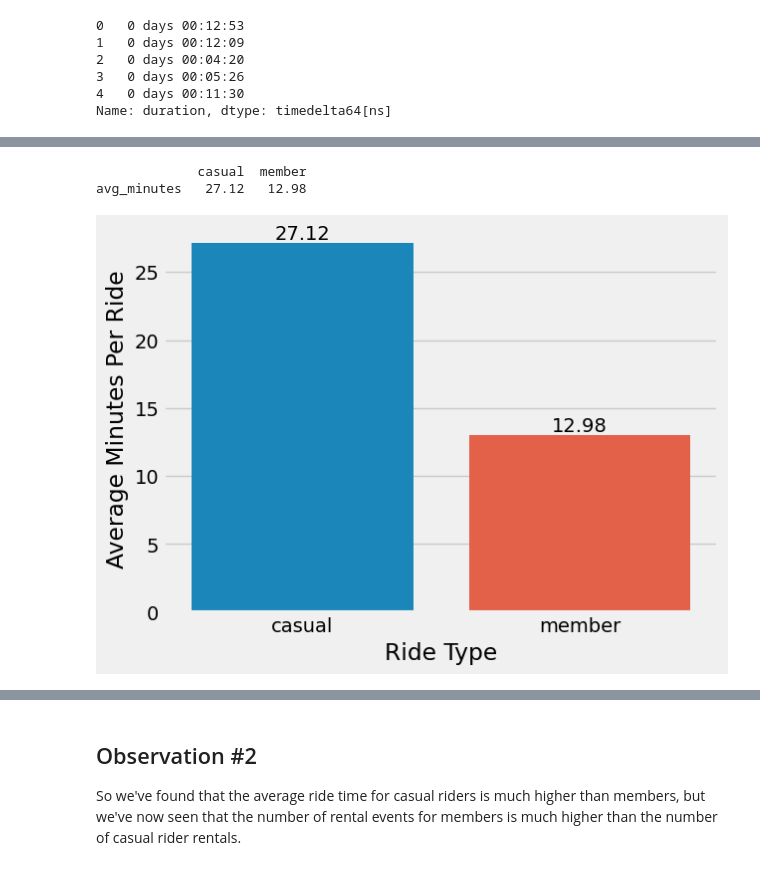
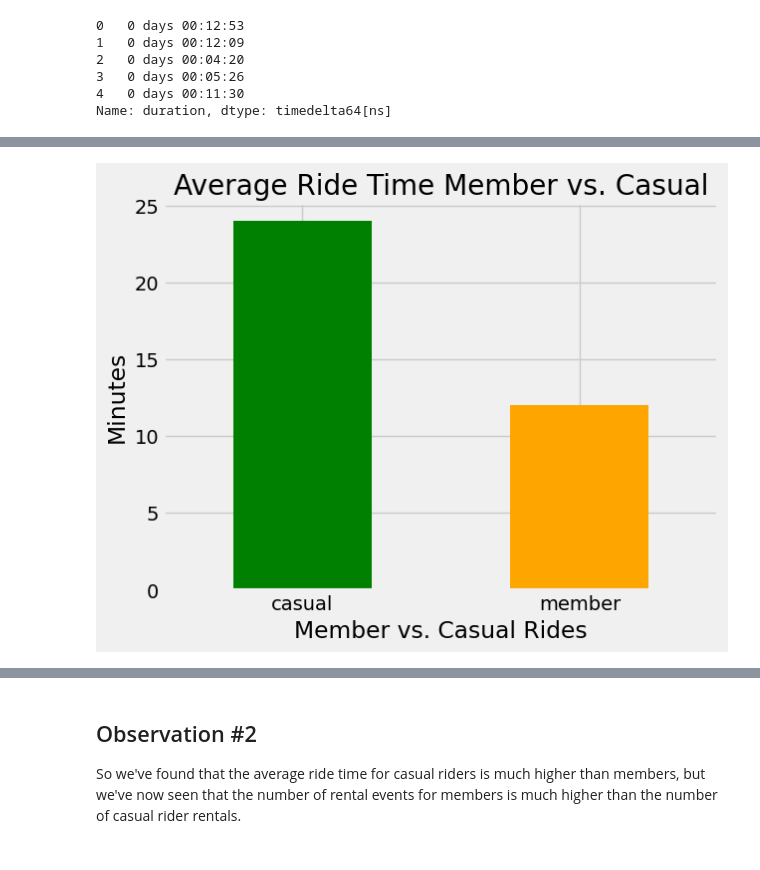
Before and after one commit to seantjhatch/google-data-analytics, a Jupyter notebook: capstone_project/capstone.ipynb, the cells around one changed output, grey strips where cells are left out. Saved outputs shown, nothing was run; the diff lists cells and outputs as text; code cells hidden in the pictures.

```diff
--- a/capstone_project/capstone.ipynb
+++ b/capstone_project/capstone.ipynb
@@ -268,24 +386,12 @@ ax = mc['duration'].mean().plot(kind='bar', title='Average Ride Time Member vs.
-# %%
-# Creating a simple data frame that shows the difference in average ride time between casual and member ride times.
-art_data = {'casual' : [27.12],
-        'member' : [12.98]}
-
-art = pd.DataFrame(art_data, index=['avg_minutes'])
-
-print(art)
-# %% [output]
-             casual  member
-avg_minutes   27.12   12.98
-# %%
-# Visualizing to show the stark difference in average ride times.
-
-ax = sns.barplot(art)
-
-for i in ax.containers:
-    ax.bar_label(i,)
-    ax.set(xlabel='Ride Type', ylabel='Average Minutes Per Ride')
-# %% [output]
-[figure, removed]
+# %%
+td = mc_duration/60000000000
+color = ['green', 'orange']
+
+ax = td.plot(kind='bar', title='Average Ride Time Member vs. Casual', xlabel = 'Member vs. Casual Rides', ylabel = 'Minutes', color = color)
+plt.xticks(rotation = 0)
+plt.show()
+# %% [output]
+[figure, added]
 # %%
 # Now looking at the number of bike rental events for members vs. casual riders.
 
```
Also changed, not shown: parts of 20 cells of this notebook, 1 other file.
